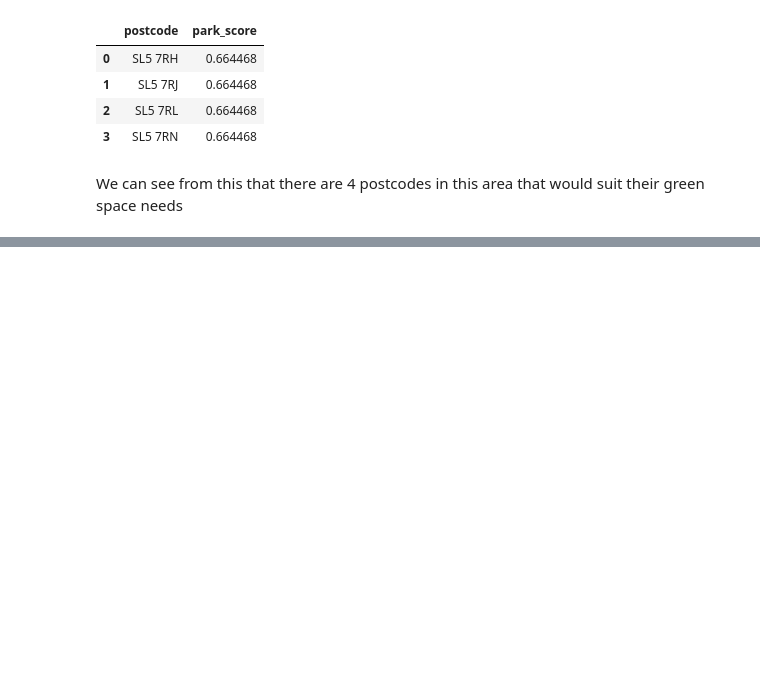
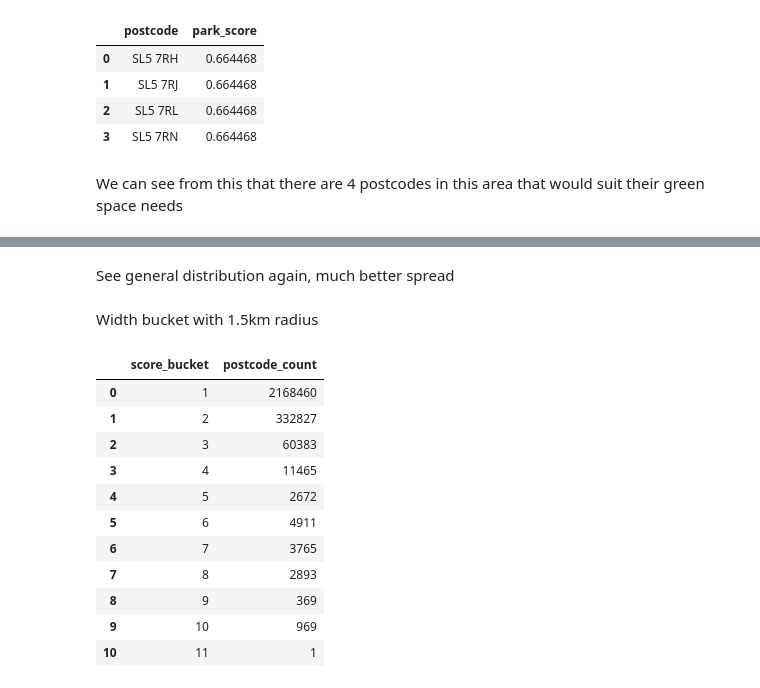
Before and after one commit to moulson/loam, a Jupyter notebook: notebooks/analysis.ipynb, the cells around one changed output, grey strips where cells are left out. Saved outputs shown, nothing was run; the diff lists cells and outputs as text; code cells hidden in the pictures; blank space fills up the shorter version.

```diff
--- a/notebooks/analysis.ipynb
+++ b/notebooks/analysis.ipynb
@@ -432,0 +458,30 @@ We can see from this that there are 4 postcodes in this area that would suit the
+# %% [markdown]
+See general distribution again, much better spread
+# %% [markdown]
+Width bucket with 1.5km radius
+# %%
+df = pd.read_sql("""
+                SELECT
+                width_bucket(park_score, 0.0, 1.0, 10) AS score_bucket,
+                COUNT(*) AS postcode_count
+                FROM postcodes
+                WHERE park_score IS NOT NULL
+                GROUP BY score_bucket
+                ORDER BY score_bucket;
+                 """
+                 , conn)
+
+df
+# %% [output]
+|  | score_bucket | postcode_count |
+| 0 | 1 | 2168460 |
+| 1 | 2 | 332827 |
+| 2 | 3 | 60383 |
+| 3 | 4 | 11465 |
+| 4 | 5 | 2672 |
+| 5 | 6 | 4911 |
+| 6 | 7 | 3765 |
+| 7 | 8 | 2893 |
+| 8 | 9 | 369 |
+| 9 | 10 | 969 |
+| 10 | 11 | 1 |
```
Also changed, not shown: parts of 7 cells of this notebook, 1 other file.
